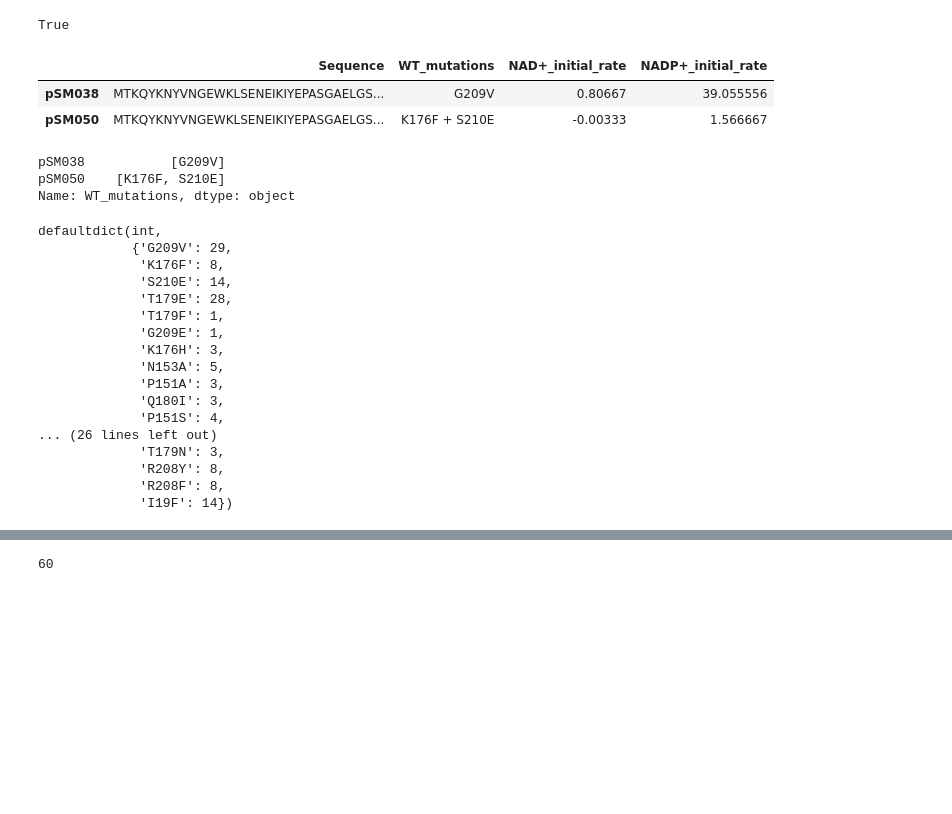
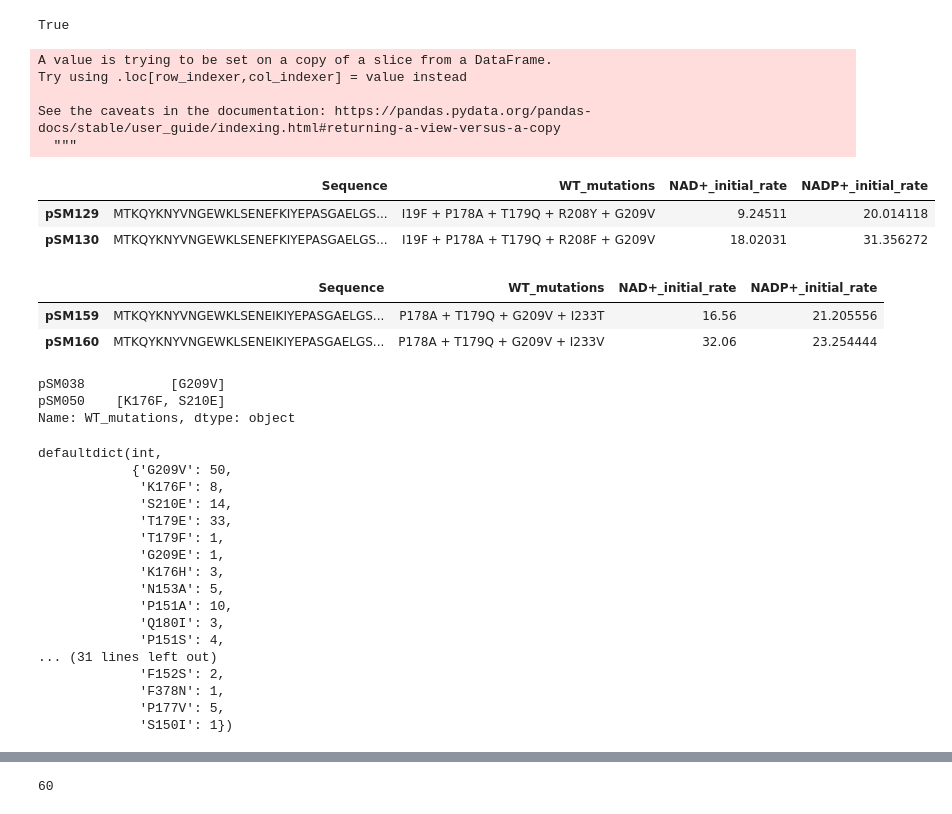
Before and after one commit to jlaw9/fairseq-uniparc, a Jupyter notebook: cofactor_translation/gapn/gapn-model.ipynb, the cells around one changed output, grey strips where cells are left out. Drawn from its saved outputs; the diff is of its cells as text; code cells hidden in the pictures; blank space fills up the shorter version.

```diff
--- a/cofactor_translation/gapn/gapn-model.ipynb
+++ b/cofactor_translation/gapn/gapn-model.ipynb
@@ -19,14 +19,30 @@ True
 # %%
 gapn_data_file = "20210831-GapN-data-up-to-SM130.csv"
 df = pd.read_csv(gapn_data_file, index_col=0)
-df = df.dropna()
+df130 = df.dropna()
 # drop the barcode of the sequences: MGSSHHHHHHSSGLVPRGSH
-df['Sequence'] = df['Sequence'].apply(lambda x: x.replace('MGSSHHHHHHSSGLVPRGSH', '').strip('*'))
-df.head(2)
+df130['Sequence'] = df130['Sequence'].apply(lambda x: x.replace('MGSSHHHHHHSSGLVPRGSH', '').strip('*'))
+df130.tail(2)
 # %% [output]
+A value is trying to be set on a copy of a slice from a DataFrame.
+Try using .loc[row_indexer,col_indexer] = value instead
+
+See the caveats in the documentation: https://pandas.pydata.org/pandas-docs/stable/user_guide/indexing.html#returning-a-view-versus-a-copy
+  """
 |  | Sequence | WT_mutations | NAD+_initial_rate | NADP+_initial_rate |
-| pSM038 | MTKQYKNYVNGEWKLSENEIKIYEPASGAELGS... | G209V | 0.80667 | 39.055556 |
-| pSM050 | MTKQYKNYVNGEWKLSENEIKIYEPASGAELGS... | K176F + S210E | -0.00333 | 1.566667 |
+| pSM129 | MTKQYKNYVNGEWKLSENEFKIYEPASGAELGS... | I19F + P178A + T179Q + R208Y + G209V | 9.24511 | 20.014118 |
+| pSM130 | MTKQYKNYVNGEWKLSENEFKIYEPASGAELGS... | I19F + P178A + T179Q + R208F + G209V | 18.02031 | 31.356272 |
+# %%
+new_gapn_data_file = "20211018-GapN-data-up-to-SM160.csv"
+df = pd.read_csv(new_gapn_data_file, index_col=0)
+df = df.dropna()
+# drop the barcode of the sequences: MGSSHHHHHHSSGLVPRGSH
+df['Sequence'] = df['Sequence'].apply(lambda x: x.replace('MGSSHHHHHHSSGLVPRGSH', '').strip('*'))
+df.tail(2)
+# %% [output]
+|  | Sequence | WT_mutations | NAD+_initial_rate | NADP+_initial_rate |
+| pSM159 | MTKQYKNYVNGEWKLSENEIKIYEPASGAELGS... | P178A + T179Q + G209V + I233T | 16.56 | 21.205556 |
+| pSM160 | MTKQYKNYVNGEWKLSENEIKIYEPASGAELGS... | P178A + T179Q + G209V + I233V | 32.06 | 23.254444 |
 # %%
 # extract the mutations for each sequence
 seq_mutations = df['WT_mutations'].apply(lambda x: [mut.strip() for mut in x.split(' + ')])
@@ -39,7 +55,7 @@ Name: WT_mutations, dtype: object
 from collections import defaultdict
 mut_counts = defaultdict(int)
 for muts in seq_mutations.values:
-    if 'F152W' in
+#     if 'F152W' in
     for mut in muts:
         mut_counts[mut] += 1
 # mutations = set([mut for muts in seq_mutations.values for mut in muts])
@@ -47,22 +63,22 @@ for muts in seq_mutations.values:
 mut_counts
 # %% [output]
 defaultdict(int,
-            {'G209V': 29,
+            {'G209V': 50,
              'K176F': 8,
              'S210E': 14,
-             'T179E': 28,
+             'T179E': 33,
              'T179F': 1,
              'G209E': 1,
              'K176H': 3,
              'N153A': 5,
-             'P151A': 3,
+             'P151A': 10,
              'Q180I': 3,
              'P151S': 4,
-... (26 lines left out)
-             'T179N': 3,
-             'R208Y': 8,
-             'R208F': 8,
-             'I19F': 14})
+... (31 lines left out)
+             'F152S': 2,
+             'F378N': 1,
+             'P177V': 5,
+             'S150I': 1})
 # %%
 print(f"{len(mut_counts)} unique mutations over "
       f"{len(set([m[1:-1] for m in mut_counts]))} positions")
```
Also changed, not shown: parts of 16 cells of this notebook.
